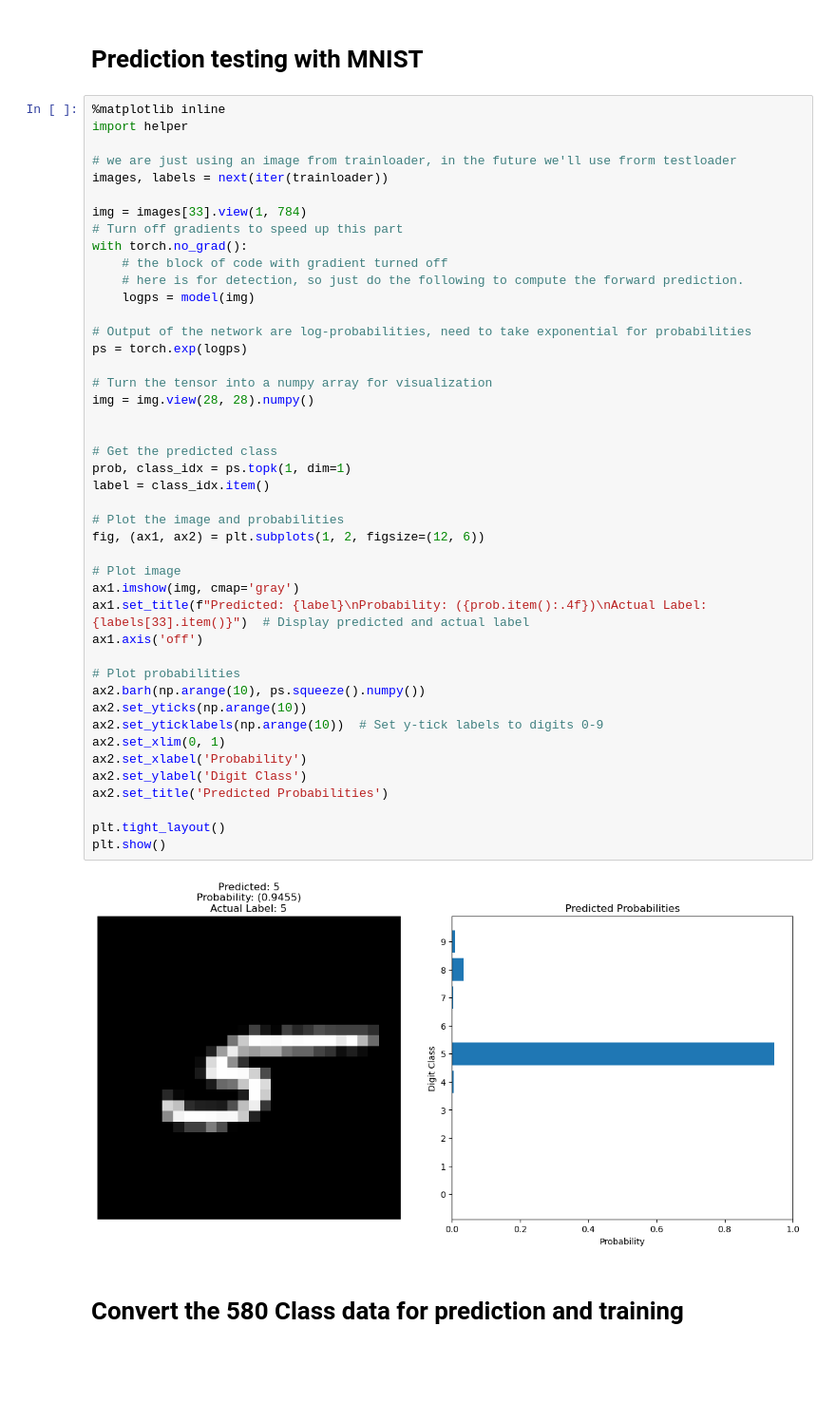
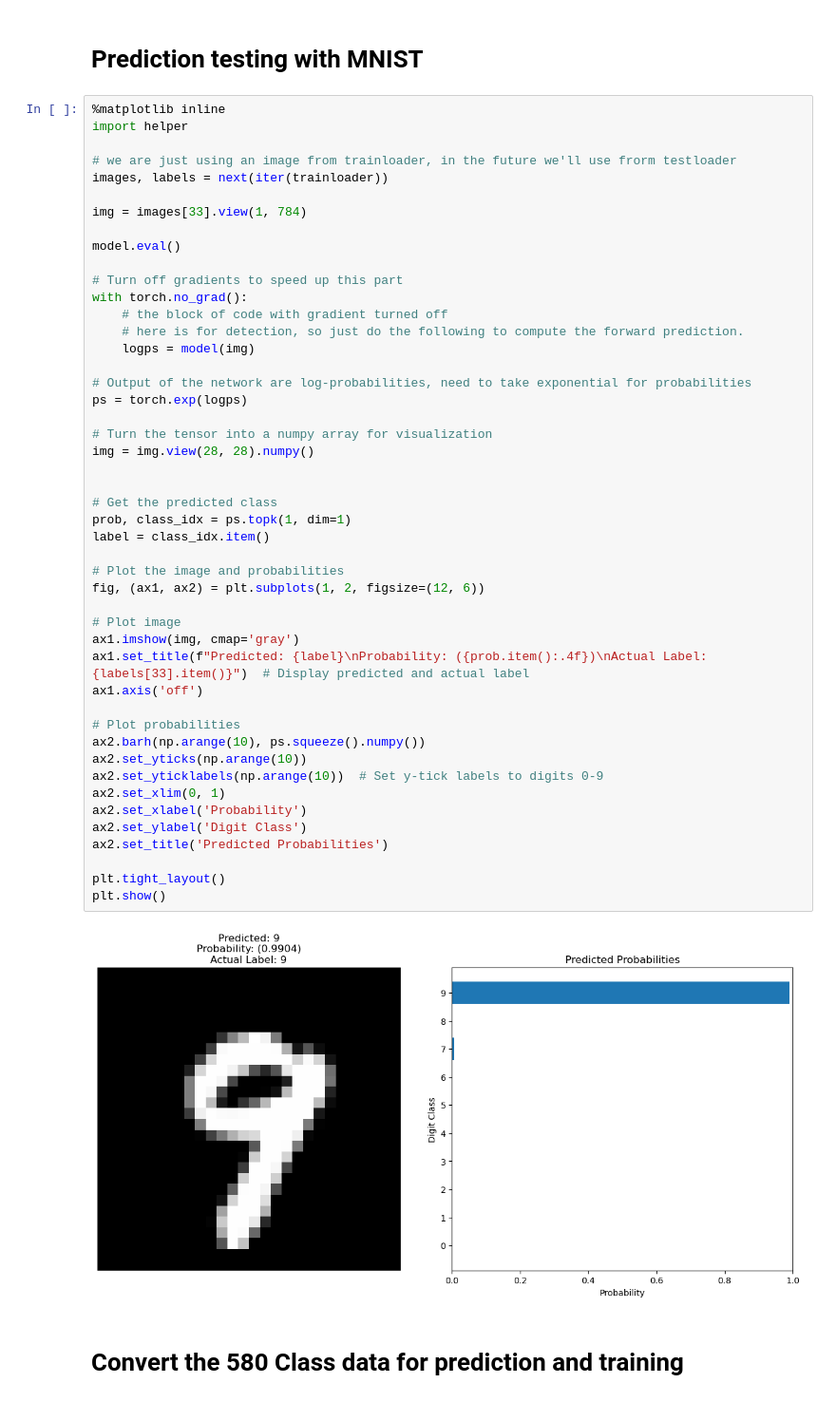
Before and after one commit to akleinecke/580_FinalProject_Fall24, a Jupyter notebook: Group 5 Final Project.ipynb, the cells around one changed output. Shown at 95% size. Cells and saved outputs as stored; diff of their text form; blank space fills up the shorter version.

```diff
--- a/Group 5 Final Project.ipynb
+++ b/Group 5 Final Project.ipynb
@@ -460,6 +460,9 @@ import helper
 images, labels = next(iter(trainloader))
 
 img = images[33].view(1, 784)
+
+model.eval()
+
 # Turn off gradients to speed up this part
 with torch.no_grad():
     # the block of code with gradient turned off
@@ -470,33 +473,33 @@ with torch.no_grad():
 ps = torch.exp(logps)
 
 # Turn the tensor into a numpy array for visualization
 img = img.view(28, 28).numpy()
 
 
 # Get the predicted class
 prob, class_idx = ps.topk(1, dim=1)
 label = class_idx.item()
 
 # Plot the image and probabilities
 fig, (ax1, ax2) = plt.subplots(1, 2, figsize=(12, 6))
 
 # Plot image
 ax1.imshow(img, cmap='gray')
 ax1.set_title(f"Predicted: {label}\nProbability: ({prob.item():.4f})\nActual Label: {labels[33].item()}")  # Display predicted and actual label
 ax1.axis('off')
 
 # Plot probabilities
 ax2.barh(np.arange(10), ps.squeeze().numpy())
 ax2.set_yticks(np.arange(10))
 ax2.set_yticklabels(np.arange(10))  # Set y-tick labels to digits 0-9
 ax2.set_xlim(0, 1)
 ax2.set_xlabel('Probability')
 ax2.set_ylabel('Digit Class')
 ax2.set_title('Predicted Probabilities')
 
 plt.tight_layout()
 plt.show()
 # %% [output]
-[figure, old version]
+[figure, new version]
 # %% [markdown]
 # Convert the 580 Class data for prediction and training
```
Also changed, not shown: parts of 14 cells of this notebook.
